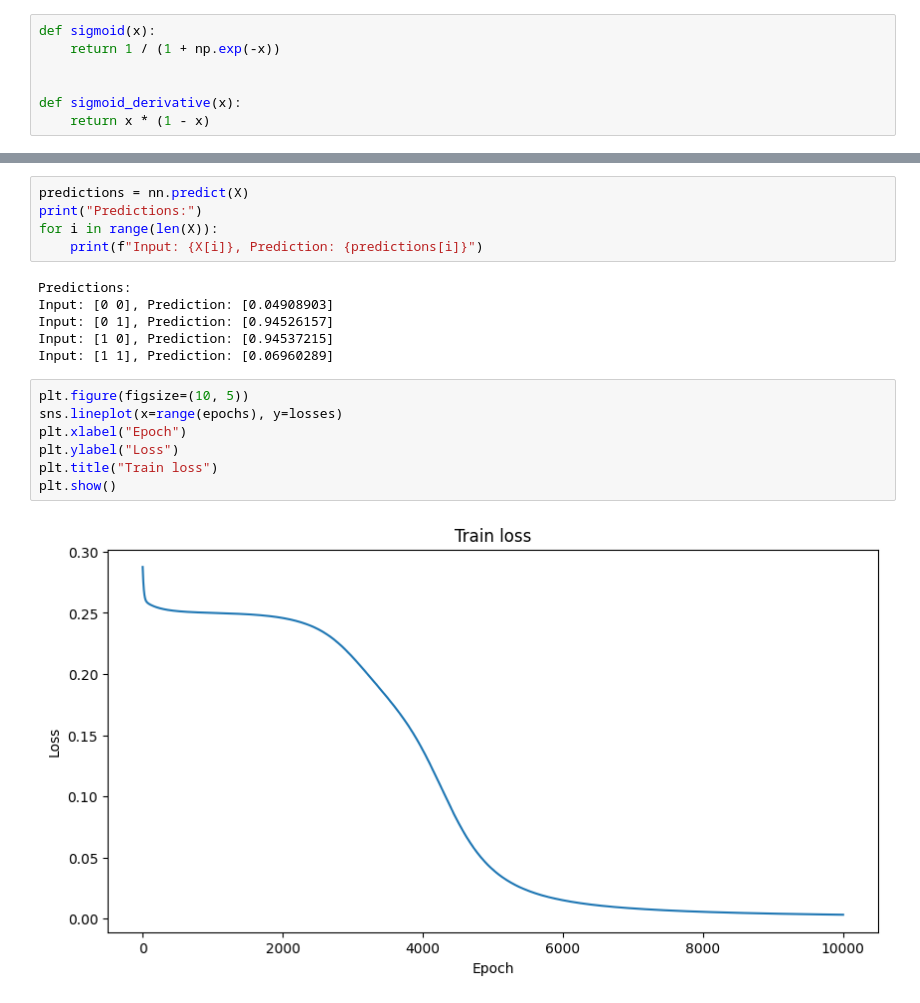
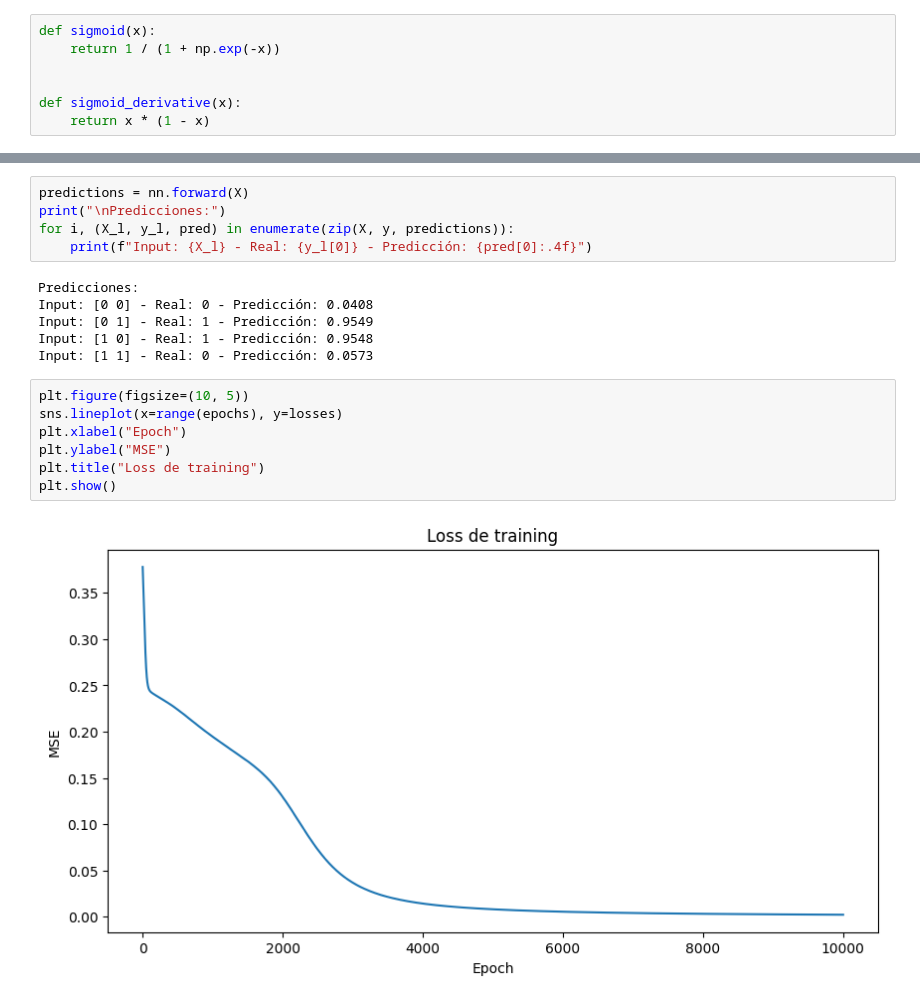
Before and after one commit to milton-l/AP1, a Jupyter notebook: src/clase1/xor.ipynb, the cells around one changed output, grey strips where cells are left out. Saved outputs shown, nothing was run; the diff lists cells and outputs as text.

Commit message:
extra plot

```diff
--- a/src/clase1/xor.ipynb
+++ b/src/clase1/xor.ipynb
@@ -119,20 +128,20 @@ Epoch: 10000, Loss: 0.0033094094764096913
 # %%
-predictions = nn.predict(X)
-print("Predictions:")
-for i in range(len(X)):
-    print(f"Input: {X[i]}, Prediction: {predictions[i]}")
+predictions = nn.forward(X)
+print("\nPredicciones:")
+for i, (X_l, y_l, pred) in enumerate(zip(X, y, predictions)):
+    print(f"Input: {X_l} - Real: {y_l[0]} - Predicción: {pred[0]:.4f}")
 # %% [output]
-Predictions:
-Input: [0 0], Prediction: [0.04908903]
-Input: [0 1], Prediction: [0.94526157]
-Input: [1 0], Prediction: [0.94537215]
-Input: [1 1], Prediction: [0.06960289]
+Predicciones:
+Input: [0 0] - Real: 0 - Predicción: 0.0408
+Input: [0 1] - Real: 1 - Predicción: 0.9549
+Input: [1 0] - Real: 1 - Predicción: 0.9548
+Input: [1 1] - Real: 0 - Predicción: 0.0573
 # %%
 plt.figure(figsize=(10, 5))
 sns.lineplot(x=range(epochs), y=losses)
 plt.xlabel("Epoch")
-plt.ylabel("Loss")
-plt.title("Train loss")
+plt.ylabel("MSE")
+plt.title("Loss de training")
 plt.show()
 # %% [output]
-[figure, old version]
+[figure, new version]
```
Also changed, not shown: parts of 11 cells of this notebook.
